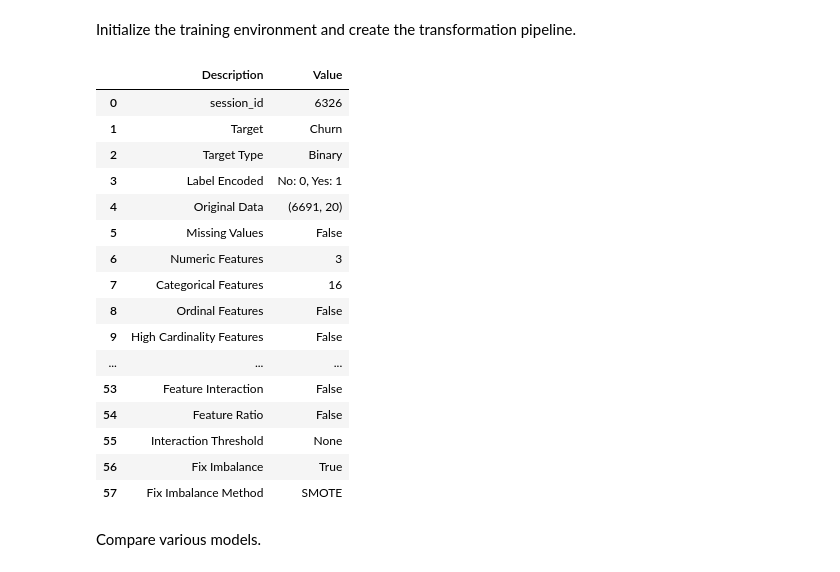
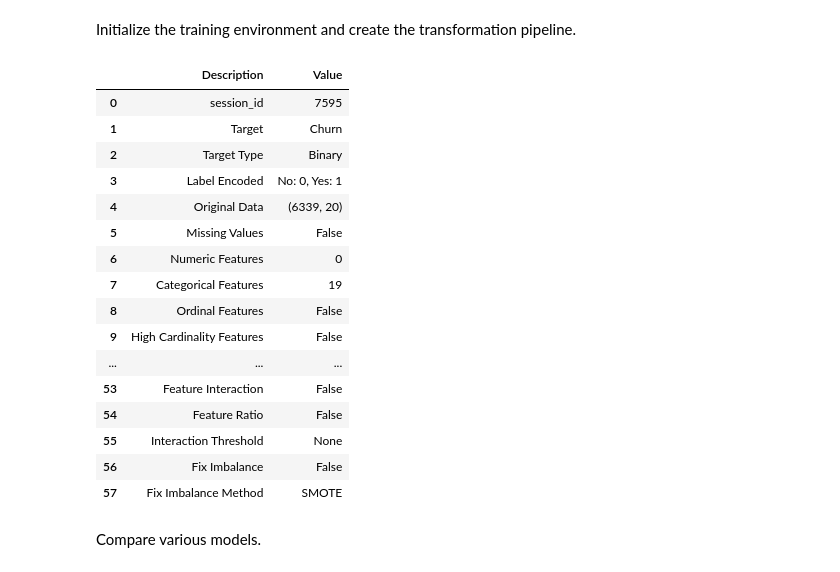
Before and after one commit to kubekmonika/customer-churn-analysis-telco-dataset, a Jupyter notebook: notebooks/model.ipynb, the cells around one changed output. Drawn from its saved outputs; the diff is of its cells as text; code cells hidden in the pictures.

Commit message:
acc 0.80 recall 0.53 prec 0.66 model: lr setup: - 'NumInternetlServices' is categorical

```diff
--- a/notebooks/model.ipynb
+++ b/notebooks/model.ipynb
@@ -51,7 +51,7 @@ dataset.shape
 # %% [output]
 (7043, 20)
 # %%
-data = dataset.sample(frac=0.95, random_state=786)
+data = dataset.sample(frac=0.9, random_state=45)
 data_validation = dataset.drop(data.index)
 
 data.reset_index(inplace=True, drop=True)
@@ -75,31 +75,28 @@ Initialize the training environment and create the transformation pipeline.
 # %%
 setup(
     data,
     target='Churn',
+    n_jobs=5,
+    train_size=0.8,
     silent=True,
-    transformation=True,
-    bin_numeric_features=['tenure'],
-    normalize=True,
-    normalize_method='minmax',
-    fix_imbalance=True,
 );
 # %% [output]
 |  | Description | Value |
-| 0 | session_id | 6326 |
+| 0 | session_id | 7595 |
 | 1 | Target | Churn |
 | 2 | Target Type | Binary |
 | 3 | Label Encoded | No: 0, Yes: 1 |
-| 4 | Original Data | (6691, 20) |
+| 4 | Original Data | (6339, 20) |
 | 5 | Missing Values | False |
-| 6 | Numeric Features | 3 |
-| 7 | Categorical Features | 16 |
+| 6 | Numeric Features | 0 |
+| 7 | Categorical Features | 19 |
 | 8 | Ordinal Features | False |
 | 9 | High Cardinality Features | False |
 | ... | ... | ... |
 | 53 | Feature Interaction | False |
 | 54 | Feature Ratio | False |
 | 55 | Interaction Threshold | None |
-| 56 | Fix Imbalance | True |
+| 56 | Fix Imbalance | False |
 | 57 | Fix Imbalance Method | SMOTE |
 # %% [markdown]
 Compare various models.
```
Also changed, not shown: parts of 17 cells of this notebook.
